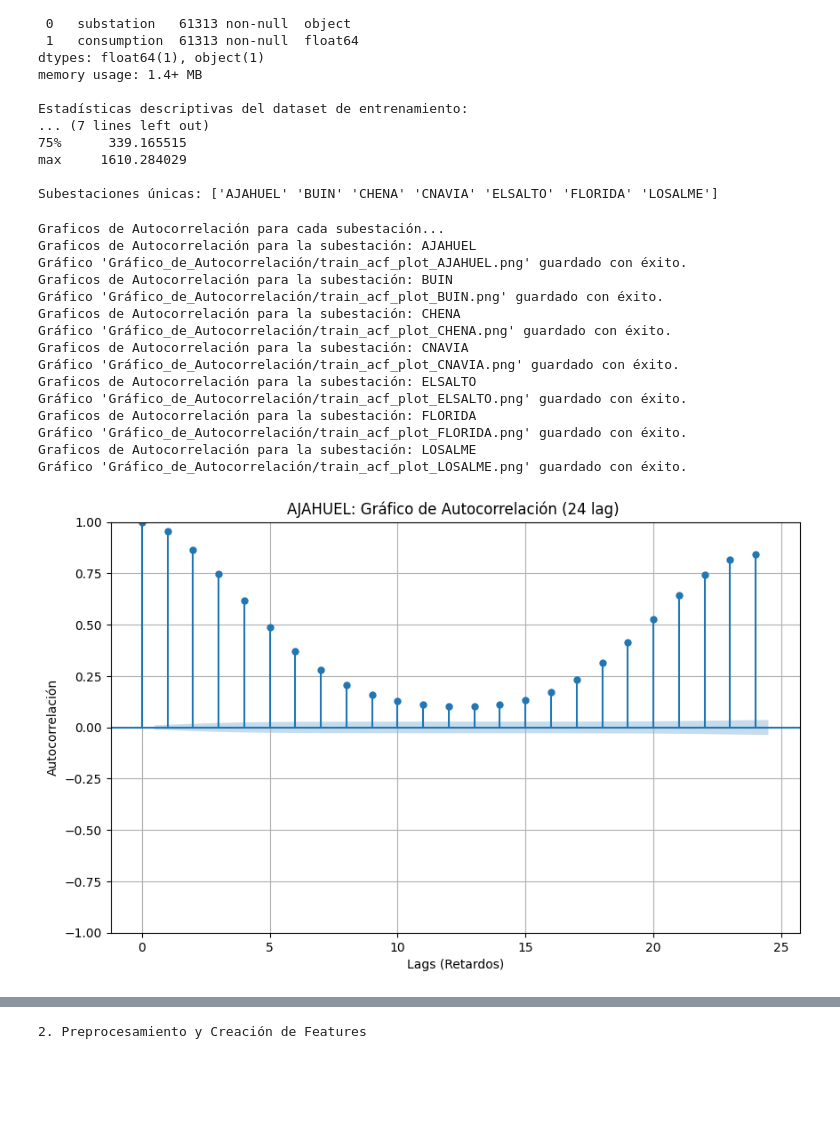
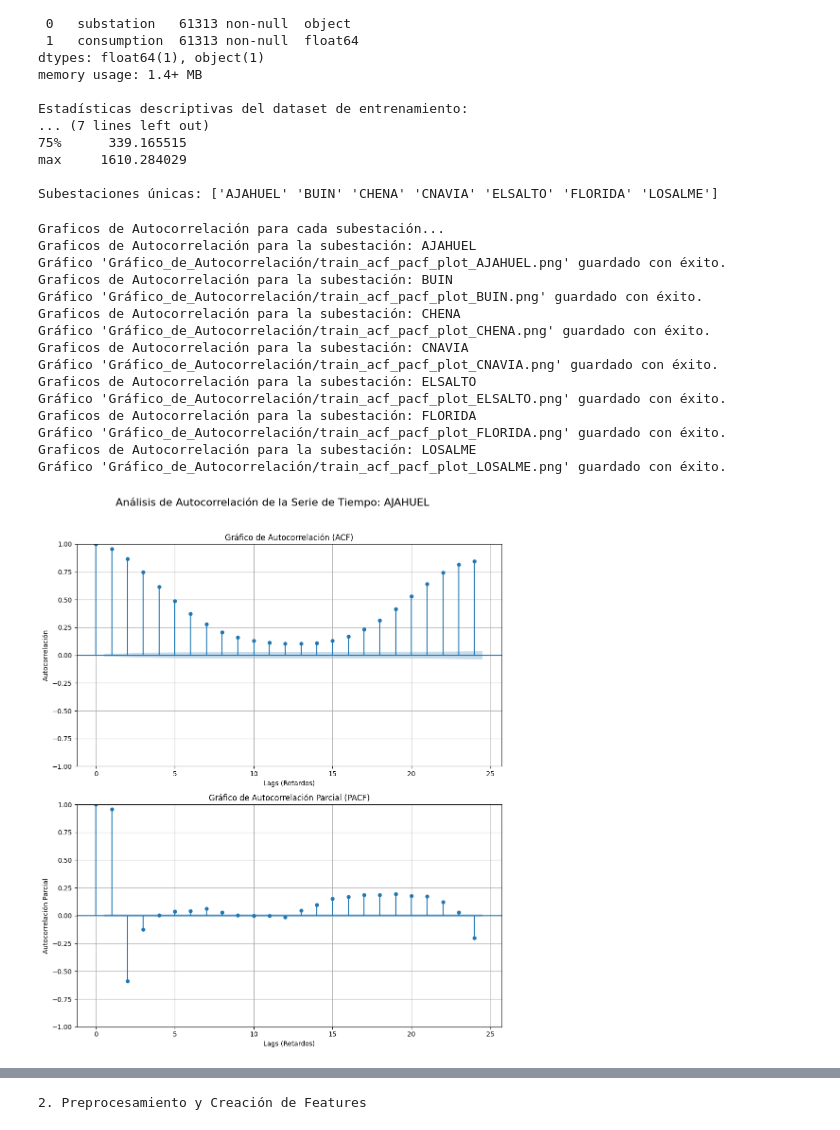
Before and after one commit to leviitta/TopicosEspecialidadCienciaDatos-ConsumoElectrico, a Jupyter notebook: Proyecto_II_Consumo_Electrico.ipynb, the cells around one changed output, grey strips where cells are left out. Drawn from its saved outputs; the diff is of its cells as text; code cells hidden in the pictures; blank space fills up the shorter version.

Commit message:
Add acf and pacf plot

```diff
--- a/Proyecto_II_Consumo_Electrico.ipynb
+++ b/Proyecto_II_Consumo_Electrico.ipynb
@@ -135,49 +135,57 @@ plt.close()
 # %%
 # Generación del Gráfico de Autocorrelación ---
 print("\nGraficos de Autocorrelación para cada subestación...")
 unique_substations = train_df['substation'].unique()
 
 for substation in unique_substations:
     print(f"Graficos de Autocorrelación para la subestación: {substation}")
     serie_de_tiempo = train_df[train_df['substation'] == substation]['consumption']
 
     # Definir el nombre del archivo de imagen de salida
-    plot_filename = f'Gráfico_de_Autocorrelación/train_acf_plot_{substation}.png'
+    plot_filename = f'Gráfico_de_Autocorrelación/train_acf_pacf_plot_{substation}.png'
 
-    # 3. Crear la figura y los ejes para el gráfico
-    fig, ax = plt.subplots(figsize=(10, 6))
+    # 3. Crear una figura de Matplotlib que contendrá ambos gráficos
+    #    - 2, 1 significa 2 filas, 1 columna de subplots.
+    #    - figsize ajusta el tamaño de la imagen final.
+    fig, axes = plt.subplots(2, 1, figsize=(10, 12))
+    fig.suptitle(f'Análisis de Autocorrelación de la Serie de Tiempo: {substation}', fontsize=16)
 
-    # 4. Generar el gráfico de autocorrelación (ACF)
-    #    - El argumento 'lags' indica cuántos retardos (lags) queremos graficar.
-    plot_acf(serie_de_tiempo, lags=24, ax=ax)
+    # 4. Generar el Gráfico de Autocorrelación (ACF) en el primer subplot (axes[0])
+    plot_acf(serie_de_tiempo, lags=24, ax=axes[0])
+    axes[0].set_title('Gráfico de Autocorrelación (ACF)')
+    axes[0].set_xlabel('Lags (Retardos)')
+    axes[0].set_ylabel('Autocorrelación')
+    axes[0].grid(True)
 
-    # 5. Configurar títulos y etiquetas para mayor claridad
-    ax.set_title(f'{substation}: Gráfico de Autocorrelación (24 lag) ')
-    ax.set_xlabel('Lags (Retardos)')
-    ax.set_ylabel('Autocorrelación')
-    plt.grid(True) # Añadir una cuadrícula para facilitar la lectura
+    # 5. Generar el Gráfico de Autocorrelación Parcial (PACF) en el segundo subplot (axes[1])
+    plot_pacf(serie_de_tiempo, lags=24, ax=axes[1], method='ywm')
+    axes[1].set_title('Gráfico de Autocorrelación Parcial (PACF)')
+    axes[1].set_xlabel('Lags (Retardos)')
+    axes[1].set_ylabel('Autocorrelación Parcial')
+    axes[1].grid(True)
 
-    # 6. Guardar el gráfico resultante como un archivo de imagen
+    # 6. Ajustar el espaciado entre los gráficos para que no se superpongan y guardar la figura
+    plt.tight_layout(rect=[0, 0, 1, 0.96]) # rect ajusta el espacio para el título principal
     plt.savefig(plot_filename)
 
     print(f"Gráfico '{plot_filename}' guardado con éxito.")
 
     # Opcional: si estás ejecutando esto interactivamente y quieres ver el gráfico en pantalla
     #plt.show()
 # %% [output]
 Graficos de Autocorrelación para cada subestación...
 Graficos de Autocorrelación para la subestación: AJAHUEL
-Gráfico 'Gráfico_de_Autocorrelación/train_acf_plot_AJAHUEL.png' guardado con éxito.
+Gráfico 'Gráfico_de_Autocorrelación/train_acf_pacf_plot_AJAHUEL.png' guardado con éxito.
 Graficos de Autocorrelación para la subestación: BUIN
-Gráfico 'Gráfico_de_Autocorrelación/train_acf_plot_BUIN.png' guardado con éxito.
+Gráfico 'Gráfico_de_Autocorrelación/train_acf_pacf_plot_BUIN.png' guardado con éxito.
 Graficos de Autocorrelación para la subestación: CHENA
-Gráfico 'Gráfico_de_Autocorrelación/train_acf_plot_CHENA.png' guardado con éxito.
+Gráfico 'Gráfico_de_Autocorrelación/train_acf_pacf_plot_CHENA.png' guardado con éxito.
 Graficos de Autocorrelación para la subestación: CNAVIA
-Gráfico 'Gráfico_de_Autocorrelación/train_acf_plot_CNAVIA.png' guardado con éxito.
+Gráfico 'Gráfico_de_Autocorrelación/train_acf_pacf_plot_CNAVIA.png' guardado con éxito.
 Graficos de Autocorrelación para la subestación: ELSALTO
-Gráfico 'Gráfico_de_Autocorrelación/train_acf_plot_ELSALTO.png' guardado con éxito.
+Gráfico 'Gráfico_de_Autocorrelación/train_acf_pacf_plot_ELSALTO.png' guardado con éxito.
 Graficos de Autocorrelación para la subestación: FLORIDA
-Gráfico 'Gráfico_de_Autocorrelación/train_acf_plot_FLORIDA.png' guardado con éxito.
+Gráfico 'Gráfico_de_Autocorrelación/train_acf_pacf_plot_FLORIDA.png' guardado con éxito.
 Graficos de Autocorrelación para la subestación: LOSALME
-Gráfico 'Gráfico_de_Autocorrelación/train_acf_plot_LOSALME.png' guardado con éxito.
+Gráfico 'Gráfico_de_Autocorrelación/train_acf_pacf_plot_LOSALME.png' guardado con éxito.
-[figure, old version]
+[figure, new version]
```
Also changed, not shown: parts of 3 cells of this notebook, 28 other files.
